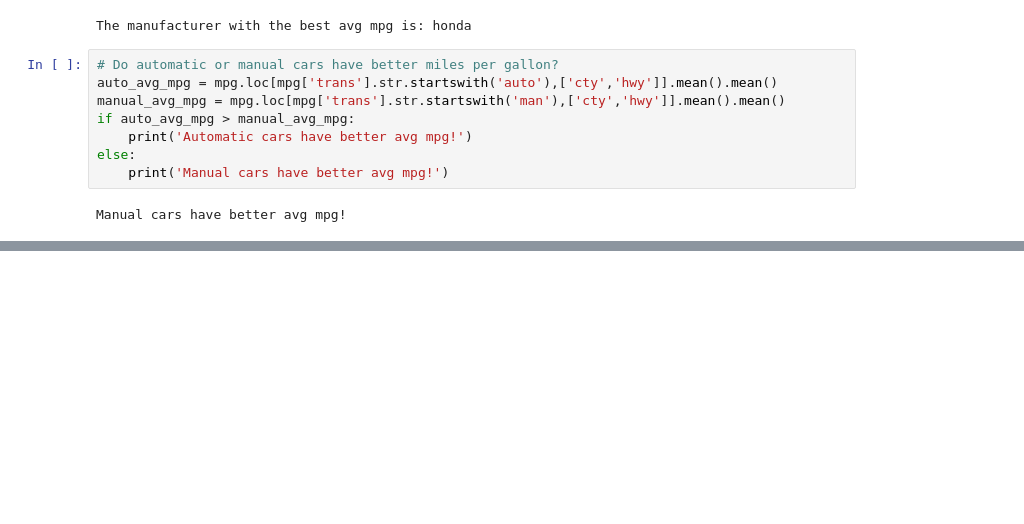
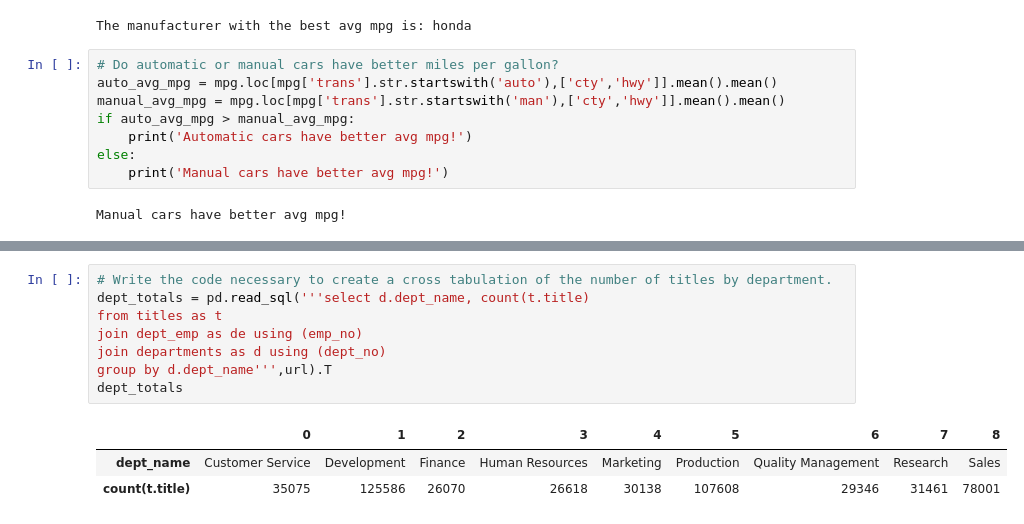
Before and after one commit to JoeyGideon/numpy-pandas-visualization-exercises, a Jupyter notebook: advanced_dataframes.ipynb, the cells around one changed output, grey strips where cells are left out. Saved outputs shown, nothing was run; the diff lists cells and outputs as text; blank space fills up the shorter version.

```diff
--- a/advanced_dataframes.ipynb
+++ b/advanced_dataframes.ipynb
@@ -233,0 +319,12 @@ Manual cars have better avg mpg!
+# %%
+# Write the code necessary to create a cross tabulation of the number of titles by department.
+dept_totals = pd.read_sql('''select d.dept_name, count(t.title)
+from titles as t
+join dept_emp as de using (emp_no)
+join departments as d using (dept_no)
+group by d.dept_name''',url).T
+dept_totals
+# %% [output]
+|  | 0 | 1 | 2 | 3 | 4 | 5 | 6 | 7 | 8 |
+| dept_name | Customer Service | Development | Finance | Human Resources | Marketing | Production | Quality Management | Research | Sales |
+| count(t.title) | 35075 | 125586 | 26070 | 26618 | 30138 | 107608 | 29346 | 31461 | 78001 |
```
Also changed, not shown: parts of 9 cells of this notebook.
